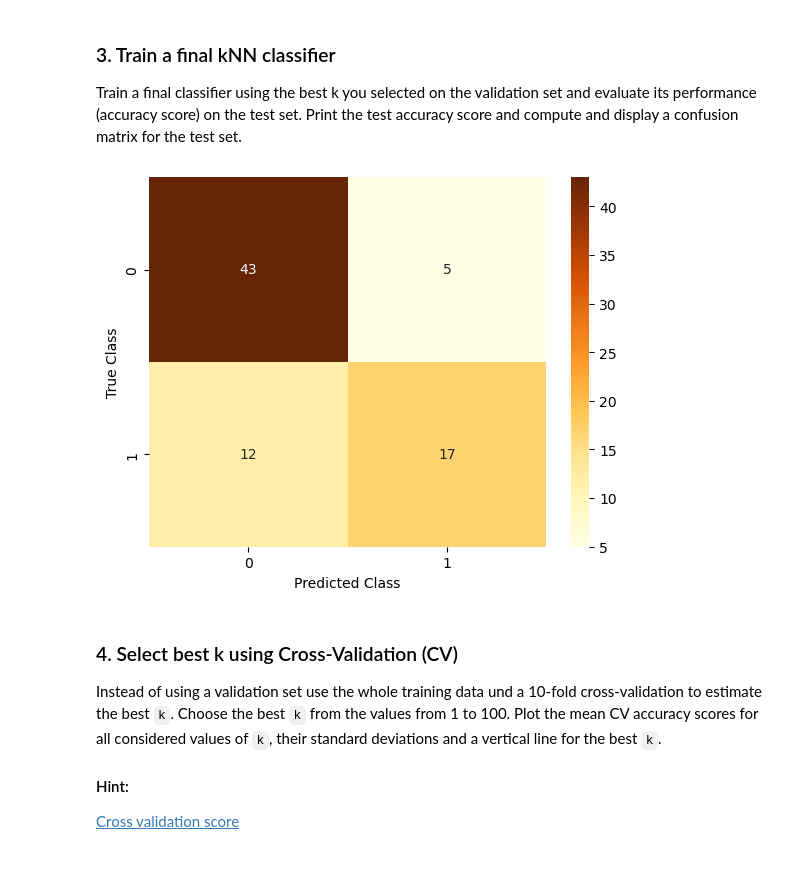
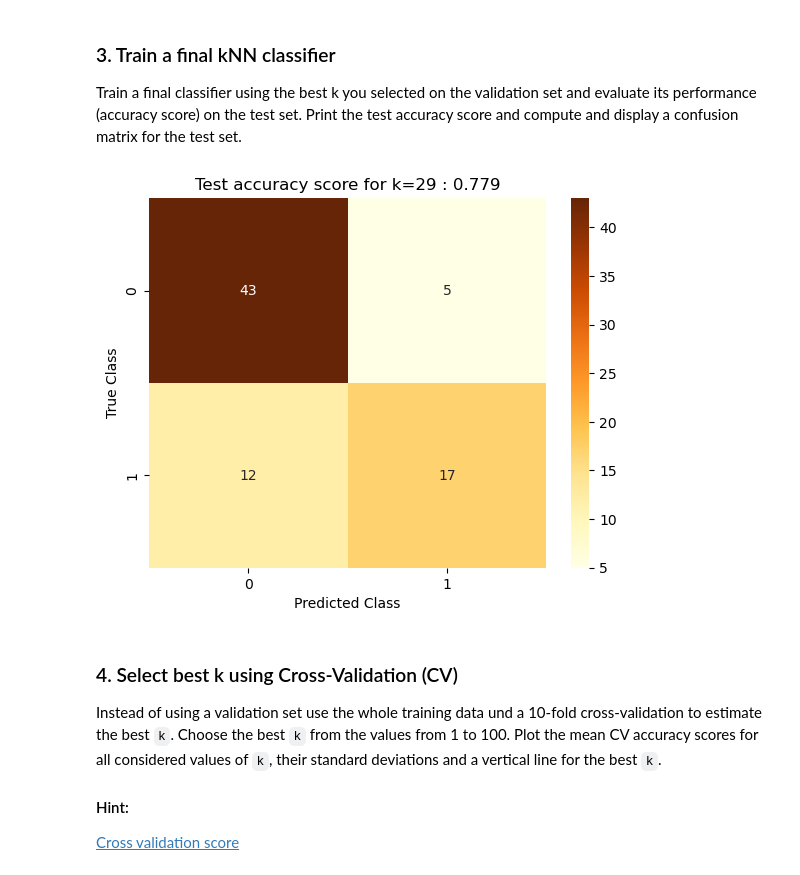
Before and after one commit to AndBlx/machine-learning, a Jupyter notebook: Exercise3/Exercise3_ModelSelection.ipynb, the cells around one changed output. Drawn from its saved outputs; the diff is of its cells as text; code cells hidden in the pictures.

```diff
--- a/Exercise3/Exercise3_ModelSelection.ipynb
+++ b/Exercise3/Exercise3_ModelSelection.ipynb
@@ -109,26 +109,28 @@ Train a final classifier using the best k you selected on the validation set and
 # %%
 #### START YOUR SOLUTION HERE ####
 # fit the knn classifier
 knn_final = KNeighborsClassifier(n_neighbors=29).fit(X_training, y_training)
+
 # compute predictions on the test data
 y_pred_final = knn_final.predict(X_test)
+
 # compute and print the accuracy on the test data
 acc_test = accuracy_score(y_test, y_pred_final)
 
 # compute the confusion matrix for the test set
 cm = confusion_matrix(y_test, y_pred_final)
 
 # plot the confusion matrix for the test set using a heatmap
 sns.heatmap(cm, annot=True, cmap='YlOrBr')
-plt.title('Test accuracy score for k={} : {}')
+plt.title(f'Test accuracy score for k=29 : {round(acc_test,3)}')
 plt.xlabel("Predicted Class")
 plt.ylabel("True Class")
 plt.show()
 
 
 #### END YOUR SOLUTION HERE ####
 # %% [output]
-[figure, old version]
+[figure, new version]
 # %% [markdown]
 ### 4. Select best k using Cross-Validation (CV)
 
```
Also changed, not shown: parts of 4 cells of this notebook.
